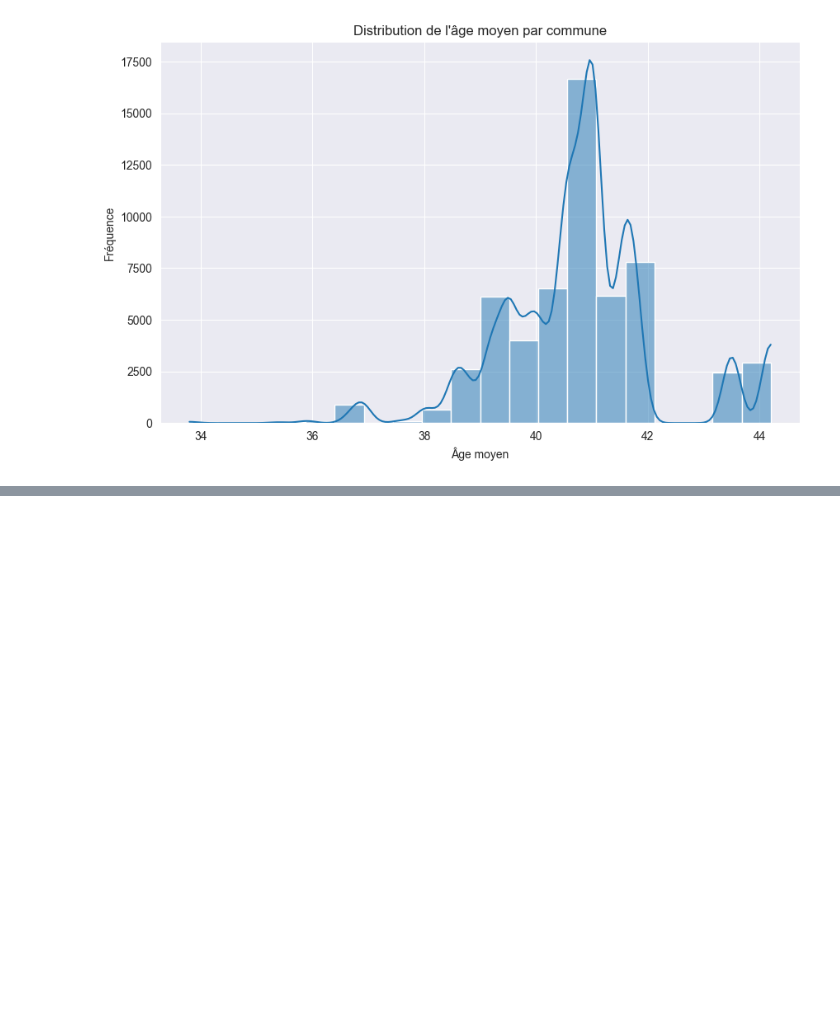
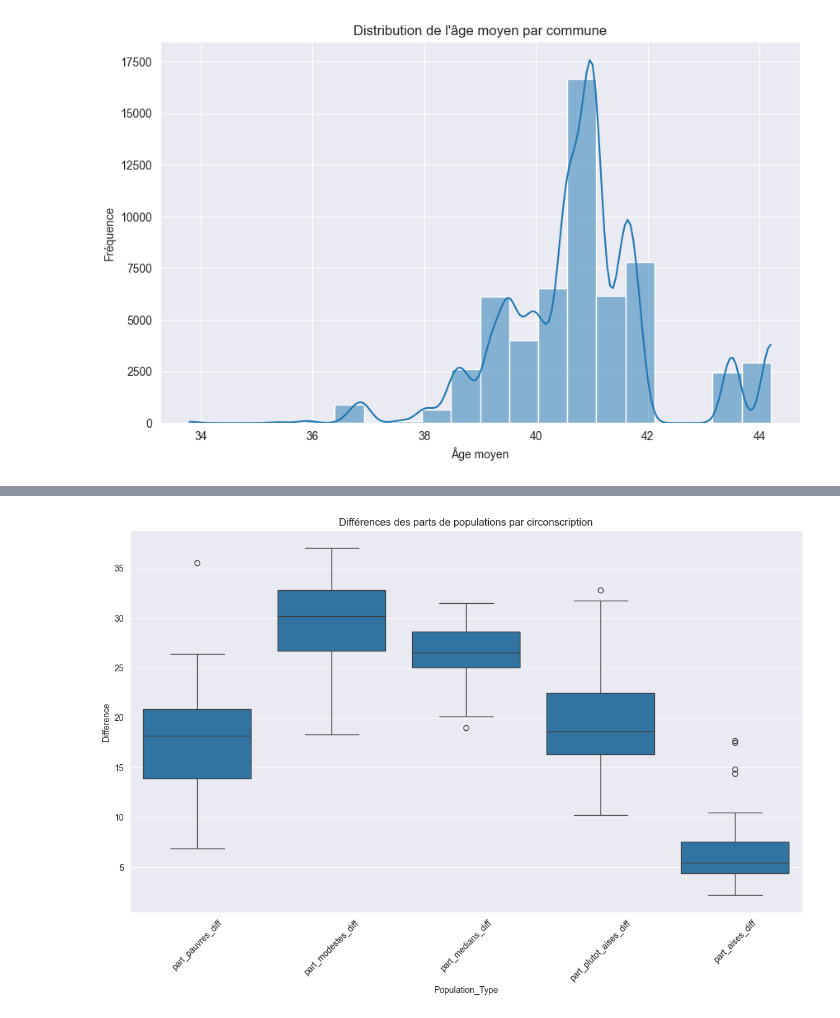
Before and after one commit to Piett-rm/MSPR-Analyse-de-donnees, a Jupyter notebook: data_vis.ipynb, the cells around one changed output, grey strips where cells are left out. Saved outputs shown, nothing was run; the diff lists cells and outputs as text; code cells hidden in the pictures; blank space fills up the shorter version.

```diff
--- a/data_vis.ipynb
+++ b/data_vis.ipynb
@@ -226,0 +160,14 @@ top_10_pauvres
+# %%
+# Différences des parts de populations par circonscription
+population_diff_columns = ['part_pauvres_diff', 'part_modestes_diff', 'part_medians_diff',
+                           'part_plutot_aises_diff', 'part_aises_diff']
+data_melted = pourcentage_max_par_circo.melt(id_vars=['circo'], value_vars=population_diff_columns,
+                        var_name='Population_Type', value_name='Difference')
+
+plt.figure(figsize=(14, 8))
+sns.boxplot(x='Population_Type', y='Difference', data=data_melted)
+plt.title('Différences des parts de populations par circonscription')
+plt.xticks(rotation=45)
+plt.show()
+# %% [output]
+[figure, added]
```
Also changed, not shown: parts of 15 cells of this notebook.
